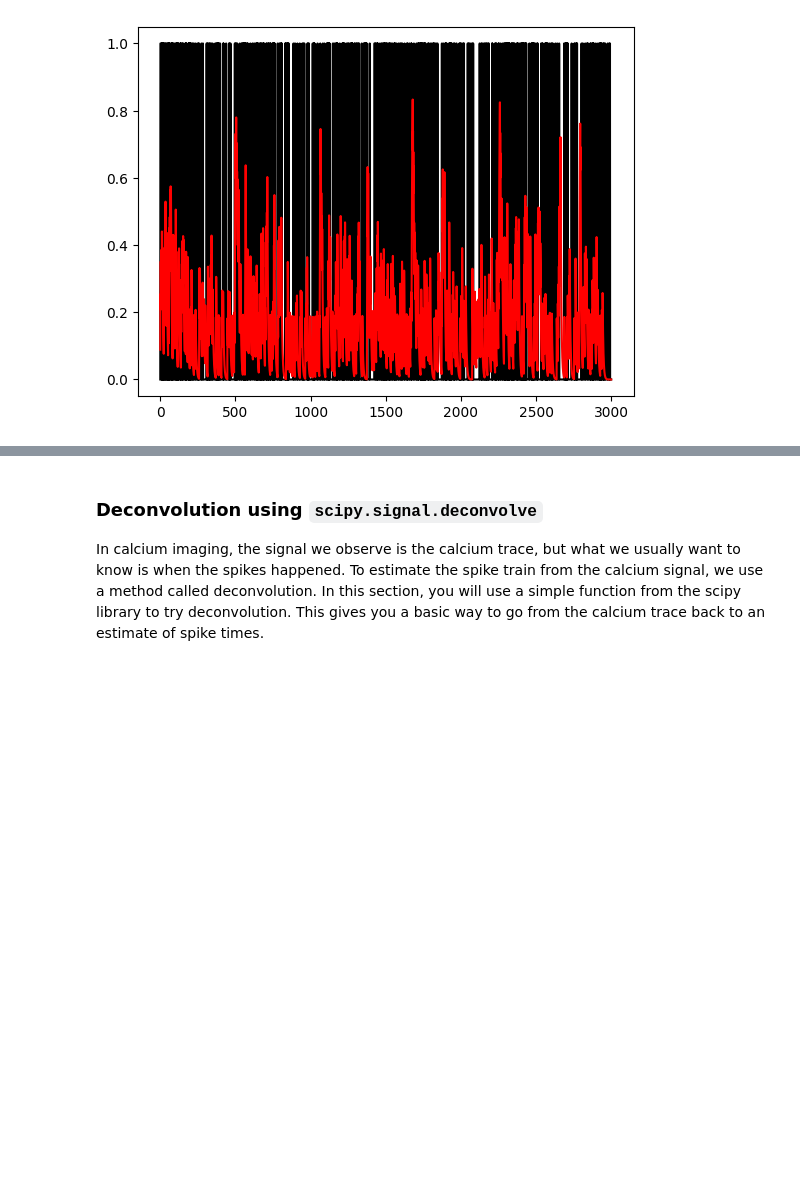
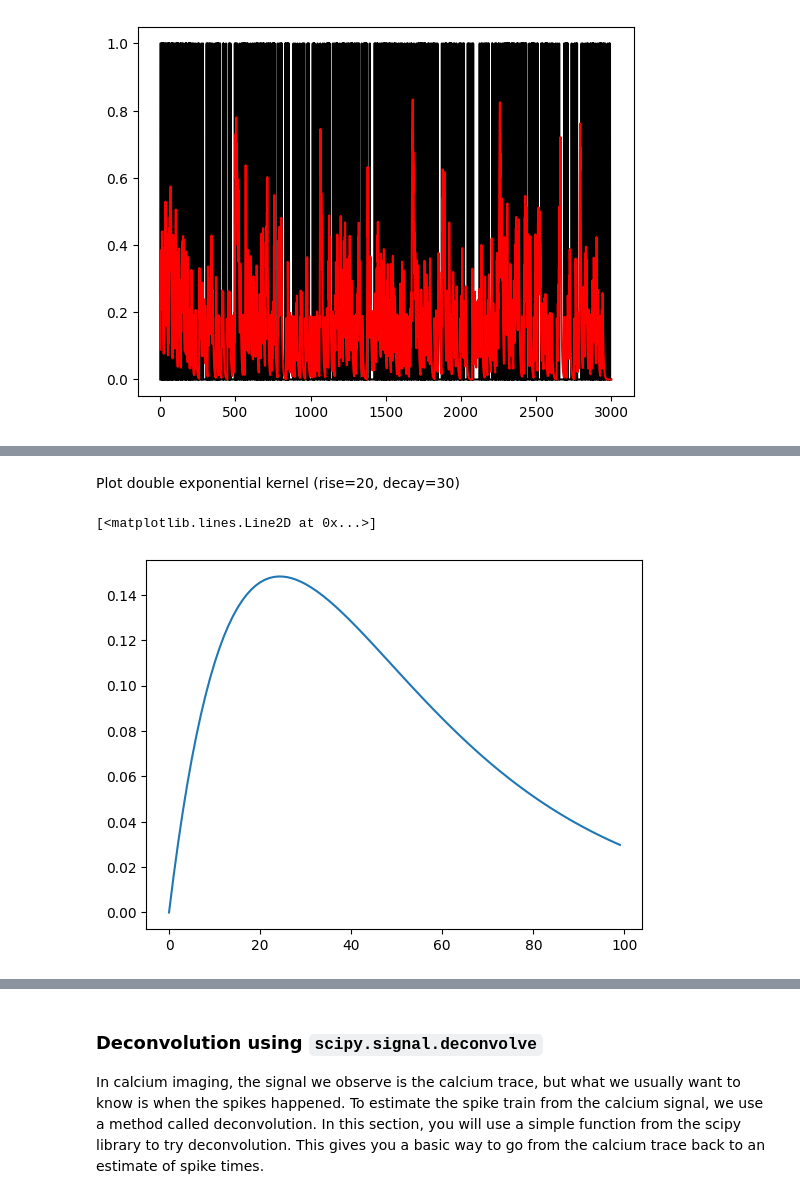
Before and after one commit to sangeethankumar/Courses, a Jupyter notebook: CalciumImaging/Draft2/01. .ipynb, the cells around one changed output, grey strips where cells are left out. Saved outputs shown, nothing was run; the diff lists cells and outputs as text; code cells hidden in the pictures; blank space fills up the shorter version.

```diff
--- a/CalciumImaging/Draft2/01. .ipynb
+++ b/CalciumImaging/Draft2/01. .ipynb
@@ -339,0 +378,11 @@ plt.plot(convolved_trace, color='r')
+# %% [markdown]
+Plot double exponential kernel (rise=20, decay=30)
+# %%
+tau_rise = 20
+tau_decay = 30
+kernel = np.exp(-t / tau_decay) - np.exp(-t / tau_rise)
+
+plt.plot(kernel)
+# %% [output]
+[<matplotlib.lines.Line2D at 0x...>]
+[figure, added]
```
Also changed, not shown: parts of 21 cells of this notebook.
